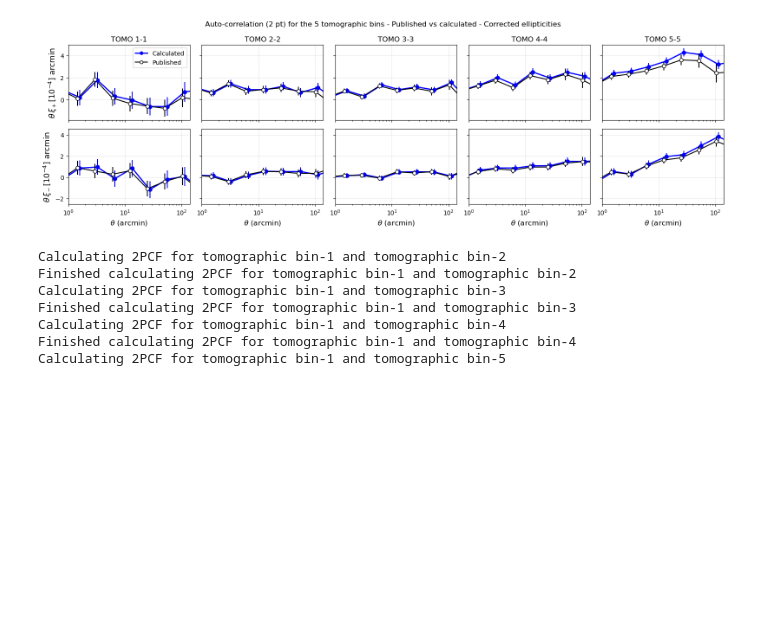
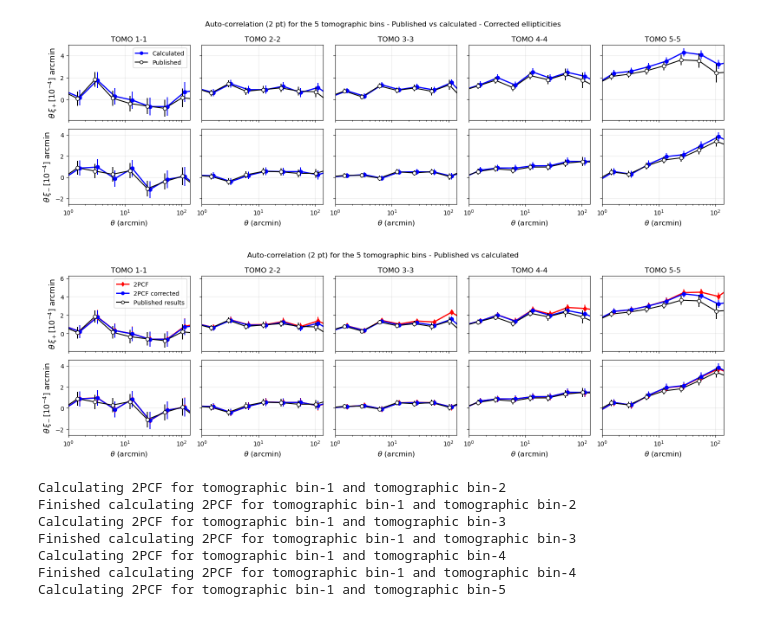
Before and after one commit to arunkannawadi/icts2026, a Jupyter notebook: Mehar-Chawla/K1000.ipynb, the cells around one changed output. Drawn from its saved outputs; the diff is of its cells as text; code cells hidden in the pictures; blank space fills up the shorter version.

Commit message:
new plots made

```diff
--- a/Mehar-Chawla/K1000.ipynb
+++ b/Mehar-Chawla/K1000.ipynb
@@ -403,7 +403,7 @@ plt.show()
 fig, ax = plt.subplots(2, 5, figsize = (16, 5), sharex = True, sharey = 'row')
 
 for i in range(5):
-    gg = ggSuperCat_single_tomo[i]
+    gg = ggSuperCat_single_tomo_no_bias_correction[i]
     # xi +
     ax[0, i].semilogx(gg.meanr, gg.meanr * gg.xip * 1e4, 'o-', color='blue', linewidth = 2, markersize = 5)
     ax[0, i].errorbar(gg.meanr, gg.meanr * gg.xip * 10000, yerr = gg.meanr * 10000.0 * np.sqrt(gg.varxip), fmt = 'o', color = 'blue')
@@ -494,7 +494,7 @@ xip_err = sigma[:135]
 xim_err = sigma[135:]
 
 for i in range(5):
-    gg = ggSuperCat_single_tomo[i]
+    gg = ggSuperCat_single_tomo_no_bias_correction[i]
 
     """
     starting indices are in jumps
@@ -581,13 +581,13 @@ for i, (zmin, zmax) in tqdm(enumerate(z_tomo_thresholds, start = 1)):
 # %%
 #2PCF for individual tomographic bins
 
-ggSuperCat_single_tomo = []
+ggSuperCat_single_tomo_bias_corrected = []
 for i in tqdm(range(5)):
     print(f'Calculating 2PCF for tomographic bin-{i + 1}')
     cat = treecorr.Catalog(f'/user/p5_group/MeharChawla/KiDS1000/KiDS1000_TOMO{i+1}.fits', ra_col = 'RAJ2000', dec_col = 'DECJ2000', ra_units = 'degrees', dec_units = 'degrees', g1_col = 'e_1_c_1', g2_col = 'e_2_c_2', w_col = 'weight')
     gg = treecorr.GGCorrelation(min_sep = 0.5, max_sep = 300., nbins = 9, sep_units = 'arcmin')
     gg.process(cat)
-    ggSuperCat_single_tomo.append(gg)
+    ggSuperCat_single_tomo_bias_corrected.append(gg)
     print(f'Finished calculating 2PCF for tomographic bin-{i + 1}')
     # print(f"Number of galaxies in the {z_range} tomographic bin is {count}")
 # %% [output]
@@ -614,7 +614,7 @@ xip_err = sigma[:135]
 xim_err = sigma[135:]
 
 for i in range(5):
-    gg = ggSuperCat_single_tomo[i]
+    gg = ggSuperCat_single_tomo_bias_corrected[i]
 
     """
     starting indices are in jumps
@@ -671,6 +671,85 @@ plt.tight_layout()
 plt.show()
 # %% [output]
 [figure]
+# %%
+fig, ax = plt.subplots(2, 5, figsize = (16, 5), sharex = True, sharey = 'row')
+
+fname = "/user/p5_lecturer/KiDS1000/KiDS1000_cosmis_shear_data_release/data_fits/xipm_KIDS1000_BlindC_with_m_bias_V1.0.0A_ugriZYJHKs_photoz_SG_mask_LF_svn_309c_2Dbins_v2_goldclasses_Flag_SOM_Fid.fits"
+
+pub_xip = Table.read(fname, hdu = "xiP")
+pub_xim = Table.read(fname, hdu = "xiM")
+
+sigma = np.sqrt(np.diag(cov))
+xip_err = sigma[:135]
+xim_err = sigma[135:]
+
+for i in range(5):
+    gg_no_corr = ggSuperCat_single_tomo_no_bias_correction[i]
+    gg_w_corr = ggSuperCat_single_tomo_bias_corrected[i]
+
+    """
+    starting indices are in jumps
+    stored as:
+
+    1-1 1-2 1-3 1-4 1-5   (each block is 9 bins long so 9 * 5 = 45 so [0 : 45])
+    2-2 2-3 2-4 2-5       (9 * 4 = 36 so [45 : 81])
+    3-3 3-4 3-5           (9 * 3 = 27 so [81 : 108])
+    4-4 4-5               (9 * 2 = 18 so [108 : 126])
+    5-5                   (9 * 1 = 9 so [126 : 135])
+
+    Hence,
+    """
+    start_indices = [0, 45, 81, 108, 126]
+
+    # Xi+
+
+    # 2PCF without any corrections
+    ax[0, i].semilogx(gg_no_corr.meanr, gg_no_corr.meanr * gg_no_corr.xip * 1e4, 'd-', color = 'red', linewidth = 2, markersize = 5, label = '2PCF')
+    ax[0, i].errorbar(gg_no_corr.meanr, gg_no_corr.meanr * gg_no_corr.xip * 1e4, yerr = gg_no_corr.meanr * 1e4 * np.sqrt(gg_no_corr.varxip), fmt = 'd', color = 'red')
+
+    # 2PCF multiplicative and additive bias corrected
+    ax[0, i].semilogx(gg_w_corr.meanr, gg_w_corr.meanr * gg_w_corr.xip * 1e4 * (1 + m_val[i])**2, 'o-', color = 'blue', linewidth = 2, markersize = 5, label = '2PCF corrected')
+    ax[0, i].errorbar(gg_w_corr.meanr, gg_w_corr.meanr * gg_w_corr.xip * 1e4 * (1 + m_val[i])**2, yerr = gg_w_corr.meanr * 1e4 * np.sqrt(gg_w_corr.varxip), fmt = 'o', color = 'blue')
+
+    # Published results
+    mask = (pub_xip["BIN1"] == i + 1) & (pub_xip["BIN2"] == i + 1)
+    ax[0, i].semilogx(pub_xip["ANG"][mask], pub_xip["ANG"][mask] * pub_xip["VALUE"][mask] * 1e4, 'ko-', markerfacecolor = 'white', linewidth = 1.5, markersize = 5, label = 'Published results')
+    ax[0, i].errorbar(pub_xip["ANG"][mask], pub_xip["ANG"][mask] * pub_xip["VALUE"][mask] * 1e4, yerr = pub_xip["ANG"][mask] * 1e4 * xip_err[start_indices[i] : start_indices[i] + 9], fmt = 'o', color = 'black', markerfacecolor = 'white')
+
+    ax[0, i].set_title(f"TOMO {i + 1}-{i + 1}")
+    ax[0, i].grid(alpha = 0.3)
+
+    # Xi-
+
+    # 2PCF without any corrections
+    ax[1, i].semilogx(gg_no_corr.meanr, gg_no_corr.meanr * gg_no_corr.xim * 1e4, 'd-', color = 'red', linewidth = 2, markersize = 5, label = '2PCF')
+    ax[1, i].errorbar(gg_no_corr.meanr, gg_no_corr.meanr * gg_no_corr.xim * 1e4, yerr = gg_no_corr.meanr * 1e4 * np.sqrt(gg_no_corr.varxim), fmt = 'd', color = 'red')
+
+    # 2PCF multiplicative and additive bias corrected
+    ax[1, i].semilogx(gg_w_corr.meanr, gg_w_corr.meanr * gg_w_corr.xim * 1e4 * (1 + m_val[i])**2, 's-', color = 'blue', linewidth = 2, markersize = 5, label = '2PCF corrected')
+    ax[1, i].errorbar(gg_w_corr.meanr, gg_w_corr.meanr * gg_w_corr.xim * 1e4 * (1 + m_val[i])**2, yerr = gg_w_corr.meanr * 1e4 * np.sqrt(gg_w_corr.varxim), fmt = 'o', color = 'blue')
+
+    # Published results
+    mask = (pub_xim["BIN1"] == i + 1) & (pub_xim["BIN2"] == i + 1)
+    ax[1, i].semilogx(pub_xim["ANG"][mask], pub_xim["ANG"][mask] * pub_xim["VALUE"][mask] * 1e4, 'ko-', markerfacecolor = 'white', linewidth = 1.5, markersize = 5, label = 'Published results')
+    ax[1, i].errorbar(pub_xim["ANG"][mask], pub_xim["ANG"][mask] * pub_xim["VALUE"][mask] * 1e4, yerr = pub_xim["ANG"][mask] * 1e4 * xim_err[start_indices[i] : start_indices[i] + 9], fmt = 'o', color = 'black', markerfacecolor = 'white')
+
+    ax[1, i].grid(alpha = 0.3)
+
+# Axis labels
+ax[0, 0].set_ylabel(r'$\theta\,\xi_{+}\,[10^{-4}]$ arcmin', fontsize = 13)
+ax[1, 0].set_ylabel(r'$\theta\,\xi_{-}\,[10^{-4}]$ arcmin', fontsize = 13)
+ax[0, 0].legend()
+
+for i in range(5):
+    ax[1, i].set_xlabel(r'$\theta$ (arcmin)', fontsize = 12)
+
+plt.suptitle('Auto-correlation (2 pt) for the 5 tomographic bins - Published vs calculated')
+plt.xlim(1, 140)
+plt.savefig()
+plt.show()
+# %% [output]
+[figure, added]
 # %%
 #2PCF for cross tomographic bins
 
```
Also changed, not shown: parts of 2 cells of this notebook, 4 other files.
